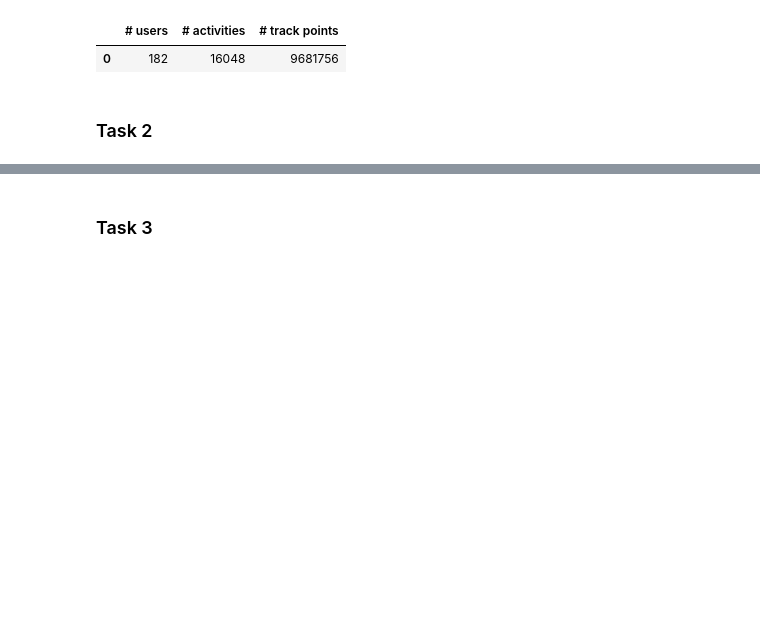
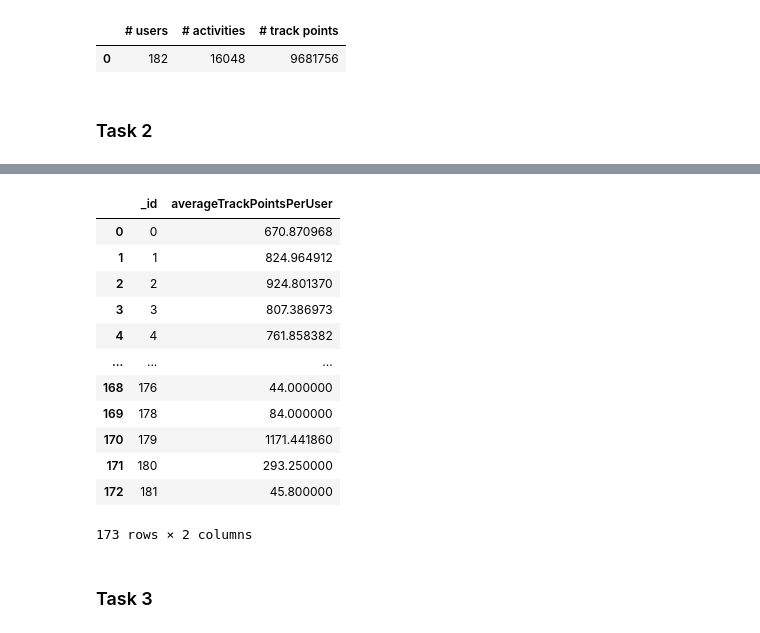
Before and after one commit to larwaa/large-distributed-data, a Jupyter notebook: src/mongodb/task_notebook.ipynb, the cells around one changed output, grey strips where cells are left out. Saved outputs shown, nothing was run; the diff lists cells and outputs as text; code cells hidden in the pictures; blank space fills up the shorter version.

```diff
--- a/src/mongodb/task_notebook.ipynb
+++ b/src/mongodb/task_notebook.ipynb
@@ -103,3 +123,20 @@ t2
+# %%
+t222 = task.task222()
+t222
+# %% [output]
+|  | _id | averageTrackPointsPerUser |
+| 0 | 0 | 670.870968 |
+| 1 | 1 | 824.964912 |
+| 2 | 2 | 924.801370 |
+| 3 | 3 | 807.386973 |
+| 4 | 4 | 761.858382 |
+| ... | ... | ... |
+| 168 | 176 | 44.000000 |
+| 169 | 178 | 84.000000 |
+| 170 | 179 | 1171.441860 |
+| 171 | 180 | 293.250000 |
+| 172 | 181 | 45.800000 |
+173 rows × 2 columns
 # %% [markdown]
 ### Task 3
 # %%
```
Also changed, not shown: parts of 37 cells of this notebook, 4 other files.
